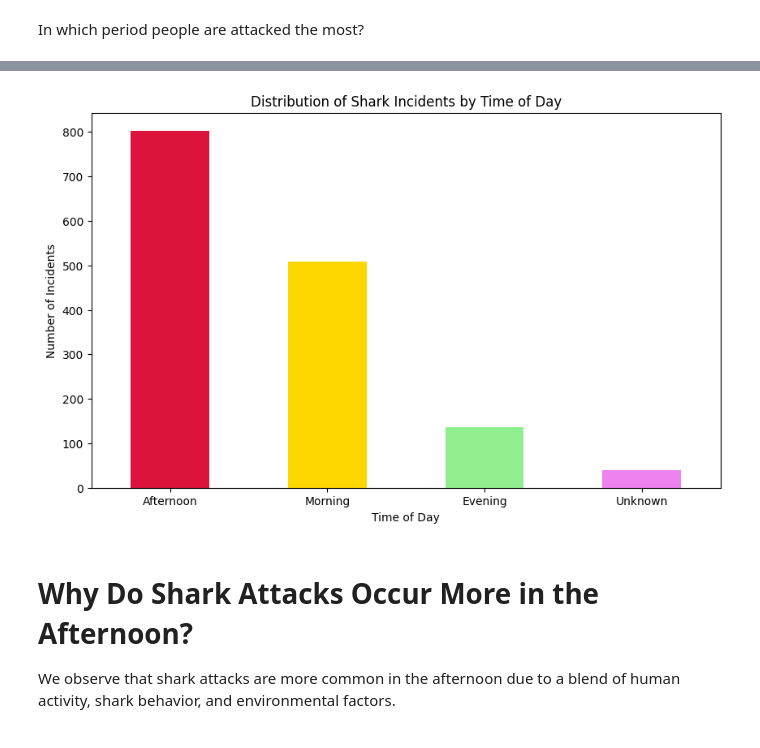
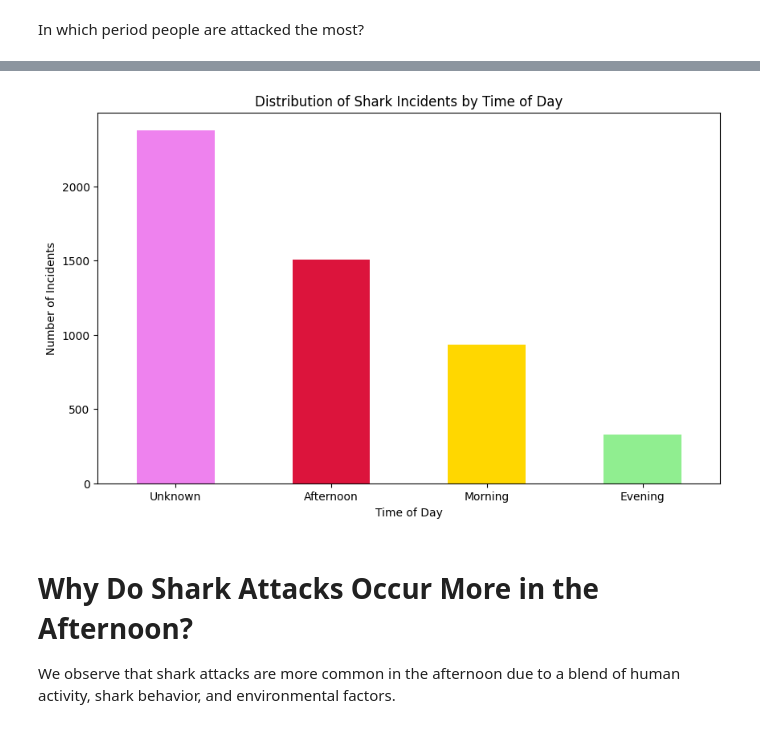
Before and after one commit to HelenaBVS/shark-attack-fatality-heatmap, a Jupyter notebook: global-shark-attack-ML-CDIA.ipynb, the cells around one changed output, grey strips where cells are left out. Cells and saved outputs as stored; diff of their text form; code cells hidden in the pictures.

Commit message:
Import newest from Kaggle

```diff
--- a/global-shark-attack-heatmap.ipynb
+++ b/global-shark-attack-ML-CDIA.ipynb
@@ -418,12 +428,11 @@ from sklearn.neighbors import KNeighborsClassifier
 from sklearn.svm import SVC
 from sklearn.metrics import accuracy_score, precision_score, recall_score, f1_score
 # %%
-#df = pd.read_csv("/kaggle/input/global-shark-attack-incidents/GSAF5.xls.csv",low_memory=False)
+#df = pd.read_csv("./inputs/sharks/GSAF5.xls.csv",low_memory=False)
 print(df.info)
 
-# df = df[['Case Number','Time', 'Date', 'Year', 'Type', 'Country','Fatal','Injury', 'Area','Location', 'Activity', 'Name', 'Victim\'s Gender', 'Age','Species']]
-df = df[['Case Number','Time', 'Date', 'Year', 'Type', 'Country','Fatal','Injury', 'Area','Location', 'Activity', 'Name', 'Age','Species']]
-# df_ml = df[['Time','Country','Location','Fatal','Injury','Age','Species',Activity','Victim\'s Gender']]
+df = df[['Case Number','Time', 'Date', 'Year', 'Type', 'Country','Fatal','Injury', 'Area','Location', 'Activity', 'Name', 'Victim\'s Gender', 'Age','Species']]
+#df_ml = df[['Time','Country','Location','Fatal','Injury','Age','Species',Activity','Victim\'s Gender']]
 # %% [output]
 <bound method DataFrame.info of        Case Number                  Date    Year        Type  \
 0       2020.02.05           05-Feb-2020  2020.0  Unprovoked
@@ -483,18 +628,17 @@ Normalizing / Nan
 # %%
-import pandas as pd
+#import pandas as pd
 
 # Remove irrelevant columns
-df = df.loc[:, ~df.columns.str.contains('Unnamed')]
+#df = df.loc[:, ~df.columns.str.contains('Unnamed')]
 
 # Check NaNs
-print("\nNumber of NaNs before treatment:\n\n", df.isna().sum())
+#print("\nNumber of NaNs before treatment:\n\n", df.isna().sum())
 
 # Handle NaNs
-# df = df.dropna(subset=['Time','Country','Location','Fatal','Injury','Age','Activity','Species','Victim\'s Gender'])
-df = df.dropna(subset=['Time','Country','Location','Fatal','Injury','Age','Activity','Species'])
+#df = df.dropna(subset=['Time','Country','Location','Fatal','Injury','Age','Activity','Species','Victim\'s Gender'])
 
 # Check again
-print("\nNumber of NaNs after treatment:\n\n", df.isna().sum())
+#print("\nNumber of NaNs after treatment:\n\n", df.isna().sum())
 
 # Show the cleaned DataFrame
 print(df)
@@ -603,16 +760,16 @@ Count of all values in the 'Time' column:
 # %%
 # Plot bar chart to visualize the distribution of shark attacks over time
 time_counts = df['Time'].value_counts()
 
 plt.figure(figsize=(10, 6))
-time_counts.plot(kind='bar', color=['crimson', 'gold', 'lightgreen', 'violet'])
+time_counts.plot(kind='bar', color=['violet','crimson','gold','lightgreen'])
 plt.title('Distribution of Shark Incidents by Time of Day')
 plt.xlabel('Time of Day')
 plt.ylabel('Number of Incidents')
 plt.xticks(rotation=0)
 plt.show()
 # %% [output]
-[figure, old version]
+[figure, new version]
 # %% [markdown]
 # Why Do Shark Attacks Occur More in the Afternoon?
 
```
Also changed, not shown: parts of 24 cells of this notebook.
